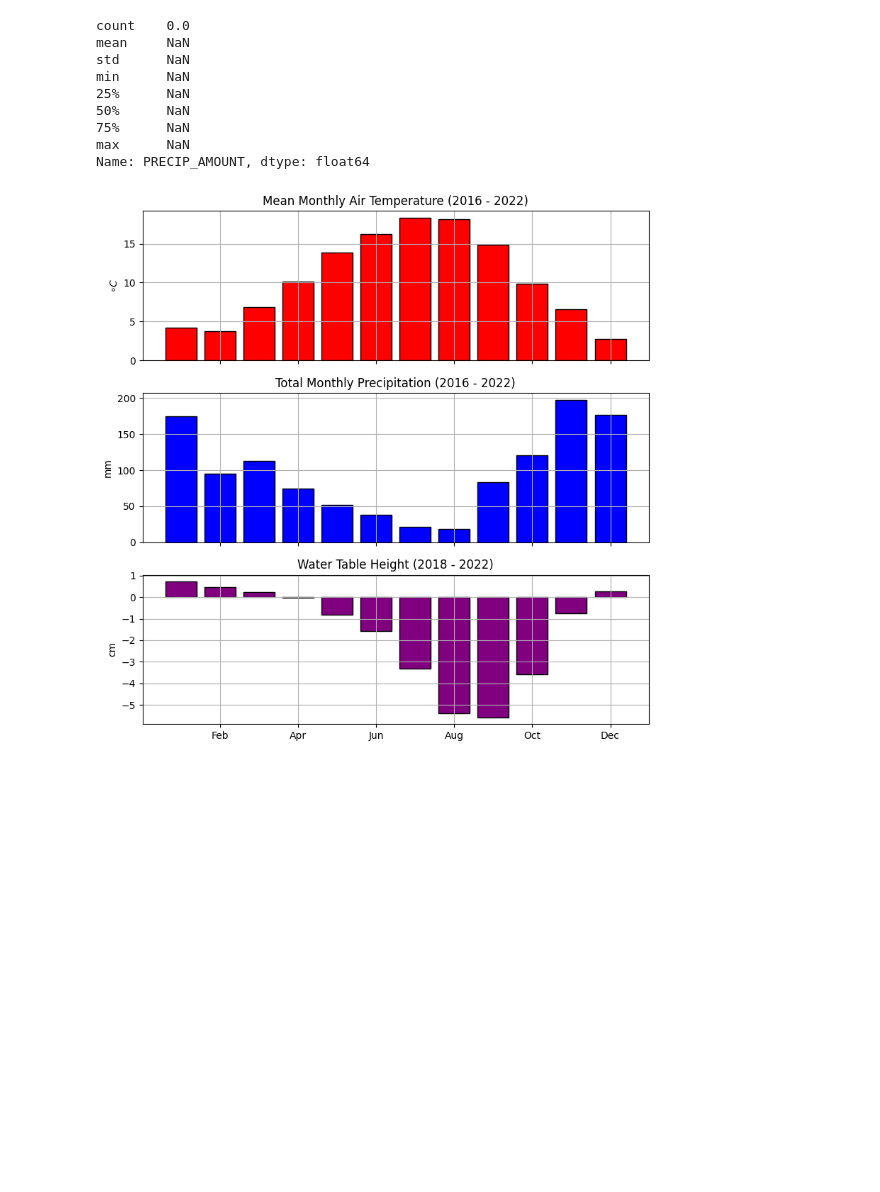
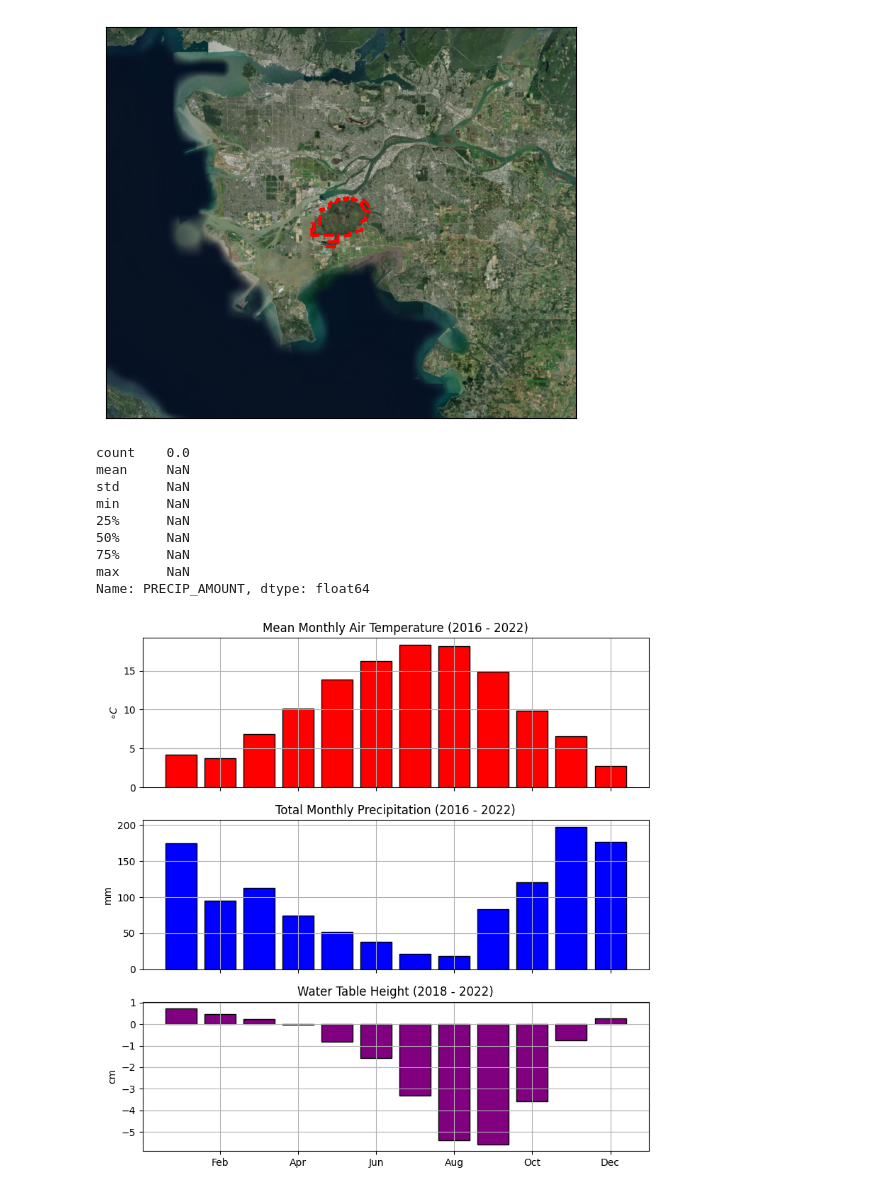
Before and after one commit to ubc-micromet/BBECA_Work, a Jupyter notebook: Maps_and_Figures.ipynb, the cells around one changed output. Saved outputs shown, nothing was run; the diff lists cells and outputs as text; code cells hidden in the pictures; blank space fills up the shorter version.

```diff
--- a/Maps_and_Figures.ipynb
+++ b/Maps_and_Figures.ipynb
@@ -170,30 +172,34 @@ plt.savefig('images/EcosystemMap.png',dpi=600)
 # %%
-Boundary = BBECA.dissolve()
+Boundary = Boundary.to_crs(epsg=3857)
 
-Scale = 27500
+Scale = 35000
 
 fig,ax=plt.subplots(figsize=(5,5))
 
 access_token='pk.eyJ1IjoidWJjbWljcm9tZXQiLCJhIjoiY2xmMnJzYzlnMGFsYTNxcW1kYWhubjBiaSJ9.rhIOVatxQoS4M__qIFv6Pg'
 
 tileurl = 'https://api.mapbox.com/v4/mapbox.satellite/{z}/{x}/{y}@2x.png?access_token=' + str(access_token)
 
-Boundary.plot(ax=ax,facecolor='None',edgecolor='yellow')
+# tileurl = 'https://server.arcgisonline.com/ArcGIS/rest/services/World_Imagery/MapServer/tile/{z}/{y}/{x}'
+
+Boundary.plot(ax=ax,facecolor='None',edgecolor='red',linewidth=2,linestyle='--')
 xl = ax.get_xlim()
 yl = ax.get_ylim()
 
 aspect = ((xl[0]-xl[1])/(yl[0]-yl[1]))
 
 ax.set_ylim(yl[0]-Scale,yl[1]+Scale)
 ax.set_xlim(xl[0]-Scale*aspect,xl[1]+Scale*aspect)
 
-cx.add_basemap(ax,source=tileurl, crs=Boundary.crs, zoom=12)
+cx.add_basemap(ax,source=tileurl, zoom=12)
 
 ax.get_xaxis().set_visible(False)
 ax.get_yaxis().set_visible(False)
 
 plt.tight_layout()
-plt.savefig('images/Basemap.png',dpi=600)
+plt.savefig('images/Basemap.png',dpi=400)
+# %% [output]
+[figure, added]
 # %%
 # import rasterio as rio
 # import numpy as np
```
Also changed, not shown: parts of 5 cells of this notebook, 4 other files.
